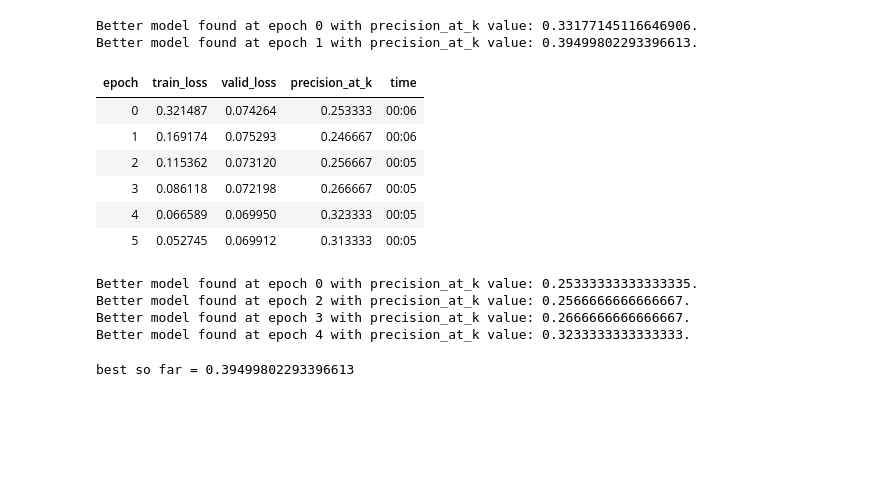
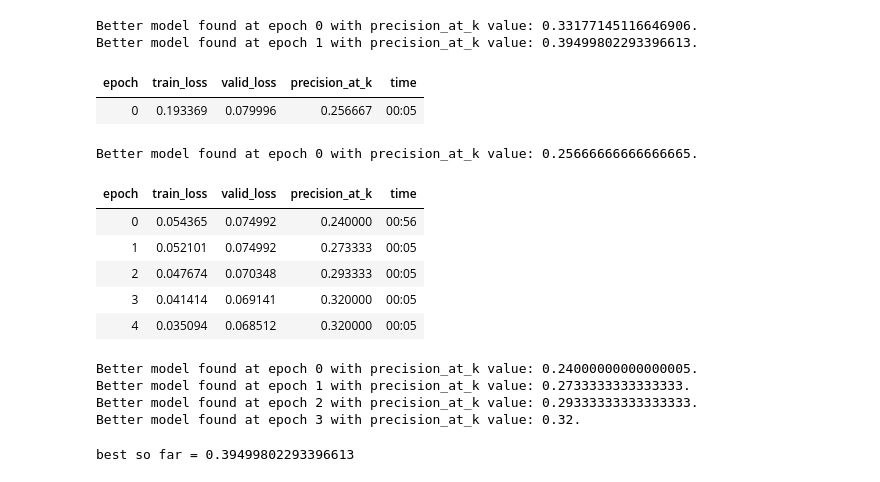
Before and after one commit to debjyotiSRoy/xcube, a Jupyter notebook: nbs/18_tutorial.train_mimic3.ipynb, the cells around one changed output. Saved outputs shown, nothing was run; the diff lists cells and outputs as text; code cells hidden in the pictures; blank space fills up the shorter version.

```diff
--- a/nbs/18_tutorial.train_mimic3.ipynb
+++ b/nbs/18_tutorial.train_mimic3.ipynb
@@ -725,4 +701,4 @@ assert before_pos < after_pos and before_neg > after_neg
 # %%
-lf = LabelForcing(1)
-cbs = L( [cbs]+ [lf])
-cbs
+# lf = LabelForcing(1)
+# cbs = L( [cbs]+ [lf])
+# cbs
@@ -911,19 +911,22 @@ Better model found at epoch 1 with precision_at_k value: 0.39499802293396613.
 # %%
 learn = learn.load((learn.path/learn.model_dir)/fname)
 # %%
-learn.fit_one_cycle(6, lr_max=0.14, moms=(0.8,0.7,0.8), wd=0.1)
+learn.fit_one_cycle(1, lr_max=0.14, moms=(0.8,0.7,0.8), wd=0.1)
+learn.fit_one_cycle(5, lr_max=0.14, moms=(0.8,0.7,0.8), wd=0.1)
 # %% [output]
 | epoch | train_loss | valid_loss | precision_at_k | time |
-| 0 | 0.321487 | 0.074264 | 0.253333 | 00:06 |
-| 1 | 0.169174 | 0.075293 | 0.246667 | 00:06 |
-| 2 | 0.115362 | 0.073120 | 0.256667 | 00:05 |
-| 3 | 0.086118 | 0.072198 | 0.266667 | 00:05 |
-| 4 | 0.066589 | 0.069950 | 0.323333 | 00:05 |
-| 5 | 0.052745 | 0.069912 | 0.313333 | 00:05 |
+| 0 | 0.193369 | 0.079996 | 0.256667 | 00:05 |
-Better model found at epoch 0 with precision_at_k value: 0.25333333333333335.
-Better model found at epoch 2 with precision_at_k value: 0.2566666666666667.
-Better model found at epoch 3 with precision_at_k value: 0.2666666666666667.
-Better model found at epoch 4 with precision_at_k value: 0.3233333333333333.
+Better model found at epoch 0 with precision_at_k value: 0.25666666666666665.
+| epoch | train_loss | valid_loss | precision_at_k | time |
+| 0 | 0.054365 | 0.074992 | 0.240000 | 00:56 |
+| 1 | 0.052101 | 0.074992 | 0.273333 | 00:05 |
+| 2 | 0.047674 | 0.070348 | 0.293333 | 00:05 |
+| 3 | 0.041414 | 0.069141 | 0.320000 | 00:05 |
+| 4 | 0.035094 | 0.068512 | 0.320000 | 00:05 |
+Better model found at epoch 0 with precision_at_k value: 0.24000000000000005.
+Better model found at epoch 1 with precision_at_k value: 0.2733333333333333.
+Better model found at epoch 2 with precision_at_k value: 0.29333333333333333.
+Better model found at epoch 3 with precision_at_k value: 0.32.
 # %%
 validate(learn)
 # %% [output]
```
Also changed, not shown: parts of 23 cells of this notebook, 11 other files.
